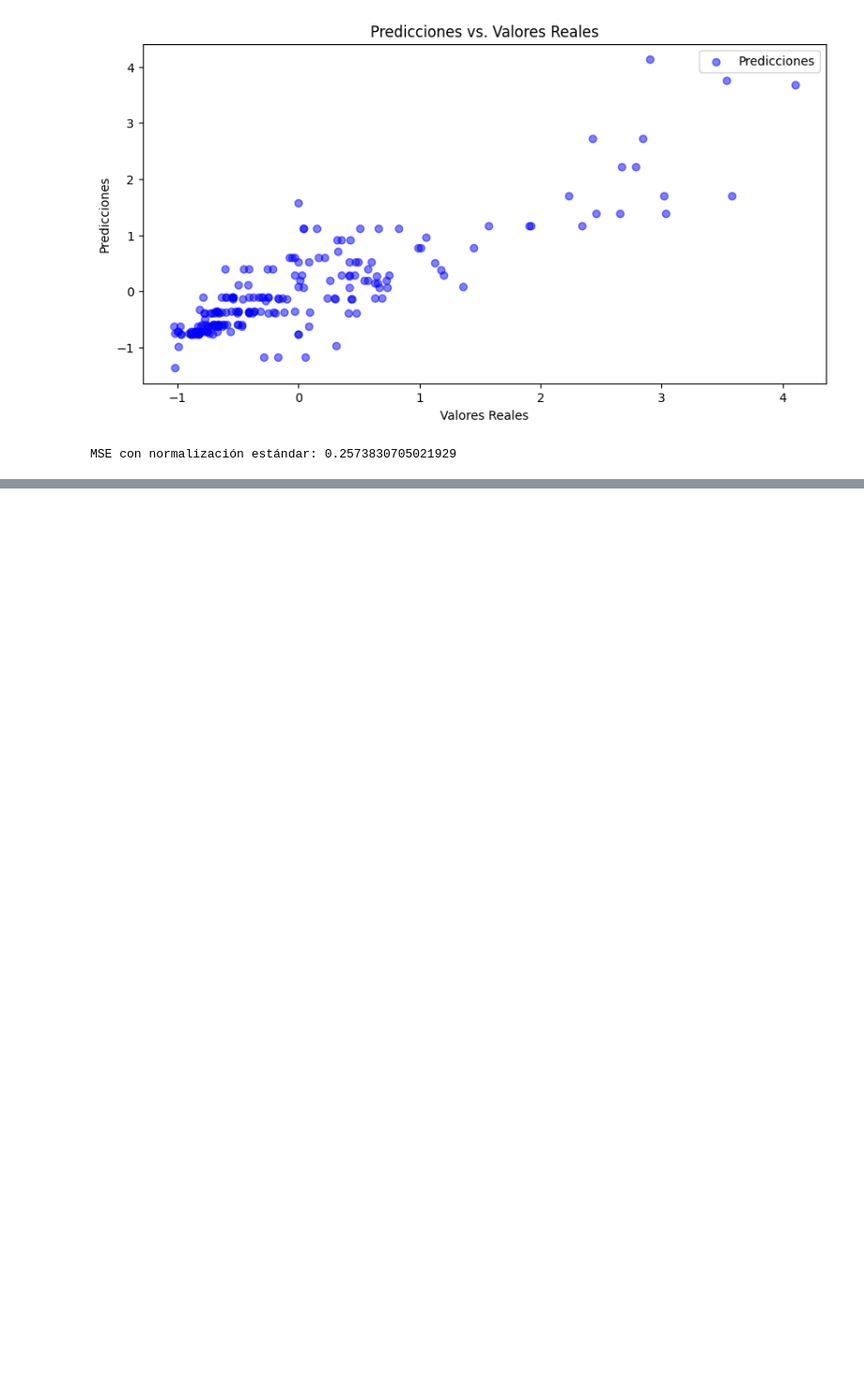
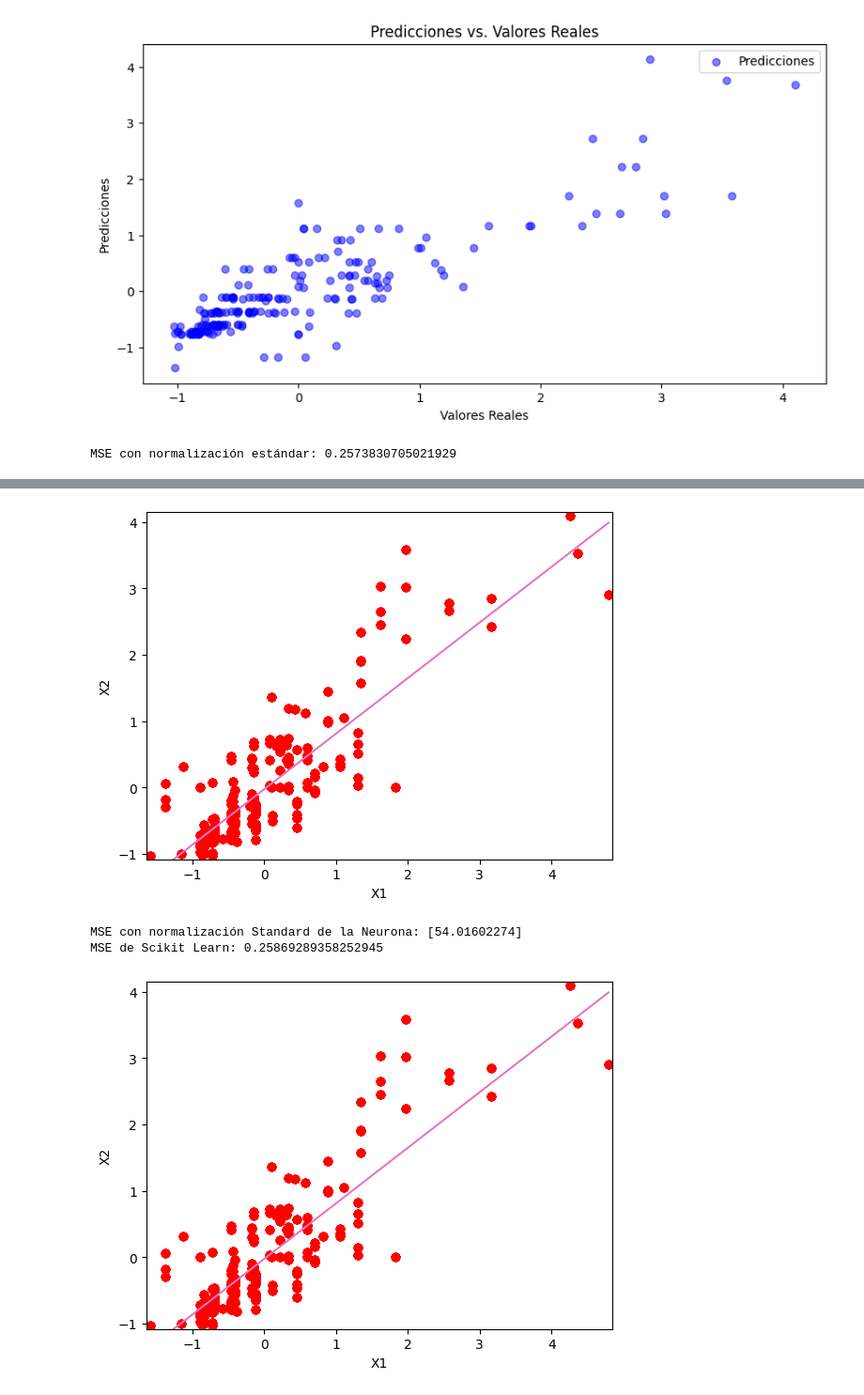
Before and after one commit to AndresMontesDeOca/Redes_Neuronales, a Jupyter notebook: Clase_2.ipynb, the cells around one changed output, grey strips where cells are left out. Shown at 94% size. Cells and saved outputs as stored; diff of their text form; code cells hidden in the pictures; blank space fills up the shorter version.

```diff
--- a/Clase_2.ipynb
+++ b/Clase_2.ipynb
@@ -758,0 +765,16 @@ print(X.shape, y.shape)
+# %%
+# Normalizacion Standard
+scaler_zscore = StandardScaler()
+X_zscore = scaler_zscore.fit_transform(X)
+y_zscore = scaler_zscore.fit_transform(y.reshape(-1, 1))
+model.fit(X_zscore, y_zscore)
+mse_neurona = model.errors_[-1]
+mse_sklearn = mean_squared_error(y_zscore, model.predict(X_zscore))
+
+print(f'MSE con normalización Standard de la Neurona: {mse_neurona}')
+print(f'MSE de Scikit Learn: {mse_sklearn}')
+# %% [output]
+[figure, added]
+MSE con normalización Standard de la Neurona: [54.01602274]
+MSE de Scikit Learn: 0.25869289358252945
+[figure, added]
```
Also changed, not shown: parts of 8 cells of this notebook.
